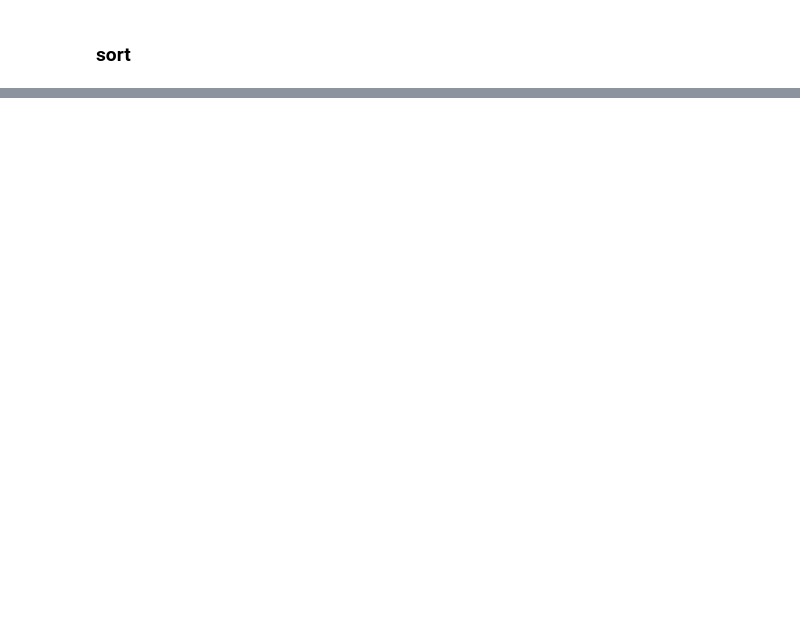
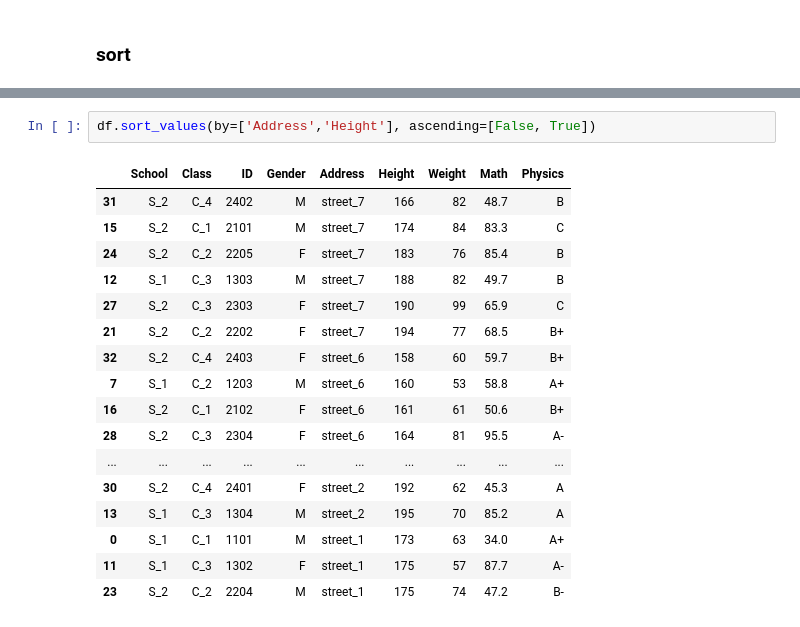
Before and after one commit to STAT2255/2023, a Jupyter notebook: notes/note10_pandas1.ipynb, the cells around one changed output, grey strips where cells are left out. Cells and saved outputs as stored; diff of their text form; blank space fills up the shorter version.

```diff
--- a/notes/note10_pandas1.ipynb
+++ b/notes/note10_pandas1.ipynb
@@ -438,0 +980,20 @@ df.sort_values(by=['Address','Height'], ascending=True)
+# %%
+df.sort_values(by=['Address','Height'], ascending=[False, True])
+# %% [output]
+|  | School | Class | ID | Gender | Address | Height | Weight | Math | Physics |
+| 31 | S_2 | C_4 | 2402 | M | street_7 | 166 | 82 | 48.7 | B |
+| 15 | S_2 | C_1 | 2101 | M | street_7 | 174 | 84 | 83.3 | C |
+| 24 | S_2 | C_2 | 2205 | F | street_7 | 183 | 76 | 85.4 | B |
+| 12 | S_1 | C_3 | 1303 | M | street_7 | 188 | 82 | 49.7 | B |
+| 27 | S_2 | C_3 | 2303 | F | street_7 | 190 | 99 | 65.9 | C |
+| 21 | S_2 | C_2 | 2202 | F | street_7 | 194 | 77 | 68.5 | B+ |
+| 32 | S_2 | C_4 | 2403 | F | street_6 | 158 | 60 | 59.7 | B+ |
+| 7 | S_1 | C_2 | 1203 | M | street_6 | 160 | 53 | 58.8 | A+ |
+| 16 | S_2 | C_1 | 2102 | F | street_6 | 161 | 61 | 50.6 | B+ |
+| 28 | S_2 | C_3 | 2304 | F | street_6 | 164 | 81 | 95.5 | A- |
+| ... | ... | ... | ... | ... | ... | ... | ... | ... | ... |
+| 30 | S_2 | C_4 | 2401 | F | street_2 | 192 | 62 | 45.3 | A |
+| 13 | S_1 | C_3 | 1304 | M | street_2 | 195 | 70 | 85.2 | A |
+| 0 | S_1 | C_1 | 1101 | M | street_1 | 173 | 63 | 34.0 | A+ |
+| 11 | S_1 | C_3 | 1302 | F | street_1 | 175 | 57 | 87.7 | A- |
+| 23 | S_2 | C_2 | 2204 | M | street_1 | 175 | 74 | 47.2 | B- |
```
Also changed, not shown: parts of 67 cells of this notebook, 1 other file.
